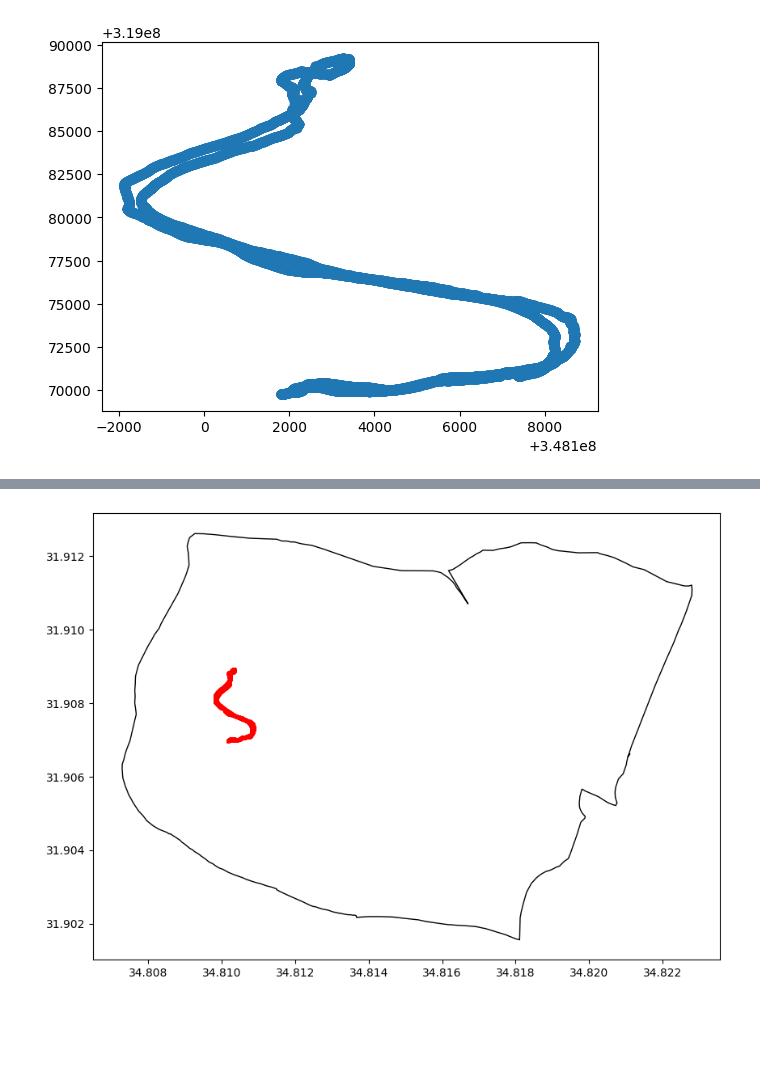
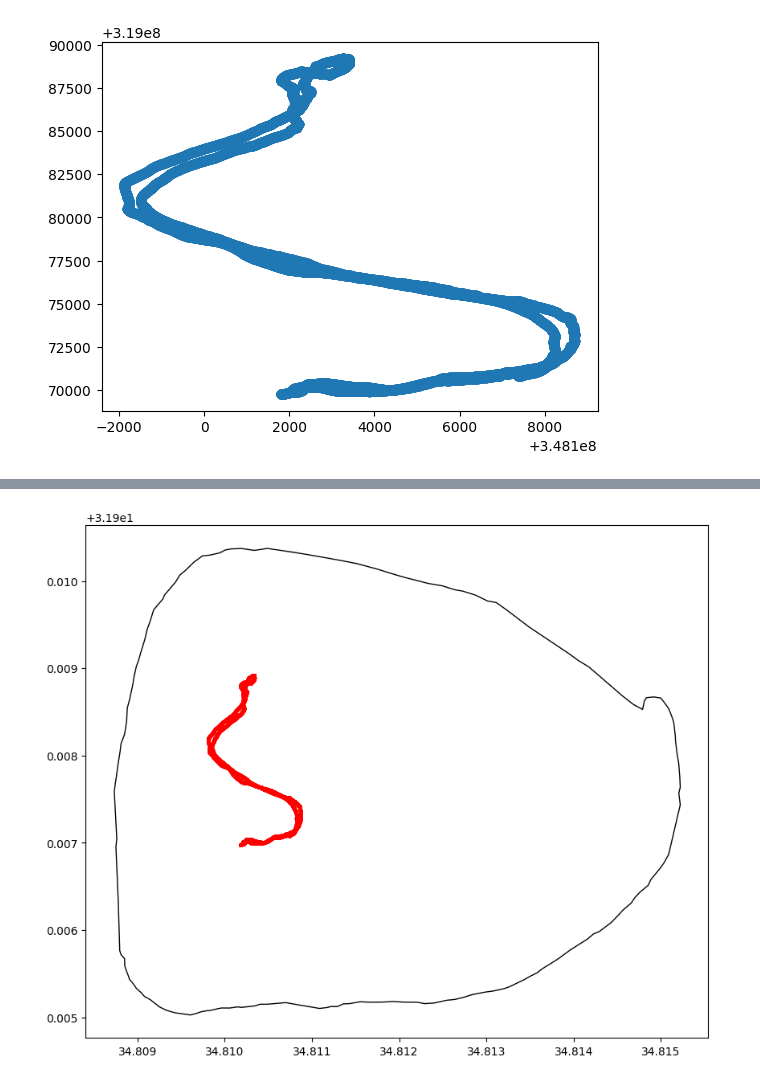
Before and after one commit to yarindiga/Expenses, a Jupyter notebook: Untitled0.ipynb, the cells around one changed output, grey strips where cells are left out. Drawn from its saved outputs; the diff is of its cells as text; code cells hidden in the pictures; blank space fills up the shorter version.

```diff
--- a/Untitled0.ipynb
+++ b/Untitled0.ipynb
@@ -85,39 +28,3 @@ plt.scatter(x=longitudes, y=latitudes)
 plt.show()
 # %% [output]
 [figure]
-# %%
-import plotly.graph_objects as go
-
-# Create empty lists to store latitudes and longitudes
-lats = []
-lons = []
-
-# Open the file and read each line
-with open('SerialData_2.txt', 'r') as file:
-    for line in file:
-        # Extract lat and long values from the line
-        lat = float(line.split()[3])
-        lon = float(line.split()[5])
-
-        # Append lat and long values to the lists
-        lats.append(lat)
-        lons.append(lon)
-
-# Create a scattermapbox plot with the latitudes and longitudes
-fig = go.Figure(go.Scattermapbox(
-        lat=lats,
-        lon=lons,
-        mode='markers',
-        marker=go.scattermapbox.Marker(
-            size=9,
-            color='red'
-        ),
-        text=['Lat: ' + str(lat) + '<br>Long: ' + str(lon) for lat, lon in zip(lats, lons)]
-    ))
-
-fig.update_layout(
-    mapbox_style="open-street-map",
-    margin=dict(l=0, r=0, t=0, b=0),
-)
-
-fig.show()
@@ -174,31 +79,34 @@ fig.show()
 # %%
 import pandas as pd
 import geopandas as gpd
 from shapely.geometry import Point
 import matplotlib.pyplot as plt
 
 # Create an empty list to store the points
 points = []
-
+lp = []
+ap = []
 # Read the file and extract the latitudes and longitudes
 with open('SerialData_2.txt') as f:
     for line in f:
         match = re.match(r'Time: .* Lat: (\d+) Long: (\d+)', line)
         if match:
             latitude = int(match.group(1)) / 10**7  # Convert to decimal degrees
             longitude = int(match.group(2)) / 10**7
             point = Point(longitude, latitude)
+            lp.append(latitude)
+            ap.append(longitude)
             points.append(point)
 
 # Create a GeoDataFrame with the points
 gdf = gpd.GeoDataFrame(geometry=points)
 
 # Load the Israel shapefile
-israel = gpd.read_file('MAP22-polygon.shp')
+israel = gpd.read_file('MAP7.shp')
 
 # Plot the map
 ax = israel.plot(color='white', edgecolor='black', figsize=(10, 10))
 gdf.plot(ax=ax, color='red', markersize=5)
 plt.show()
 # %% [output]
-[figure, old version]
+[figure, new version]
```
Also changed, not shown: parts of 7 cells of this notebook.
